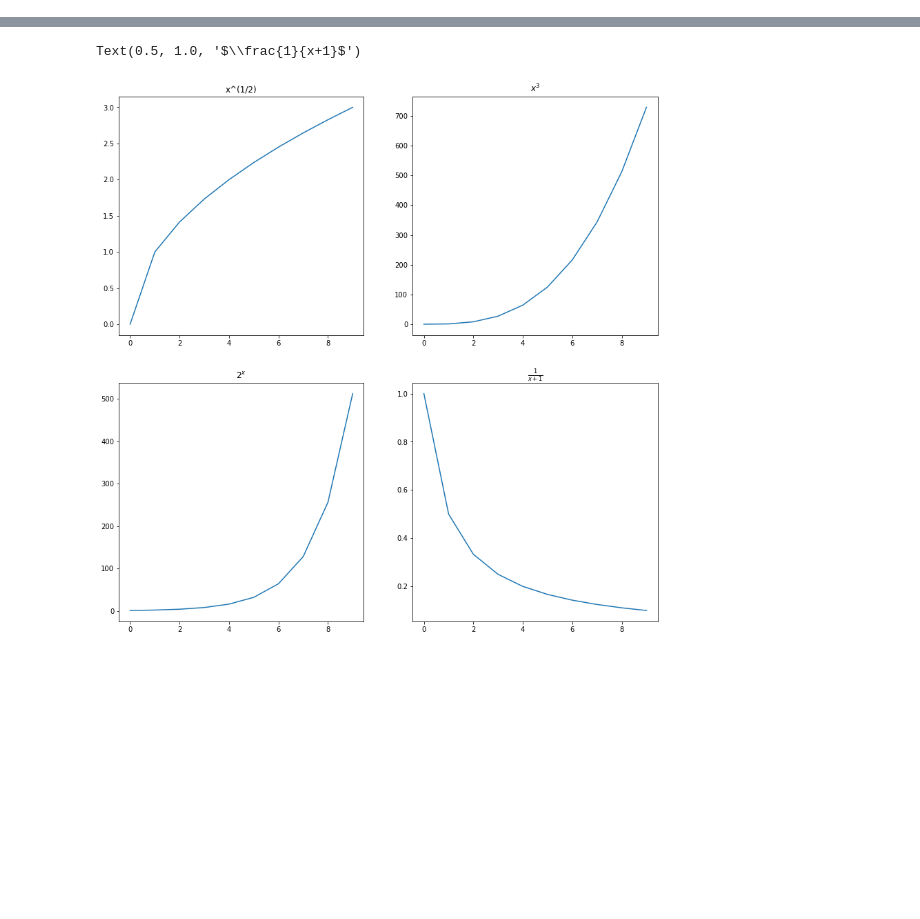
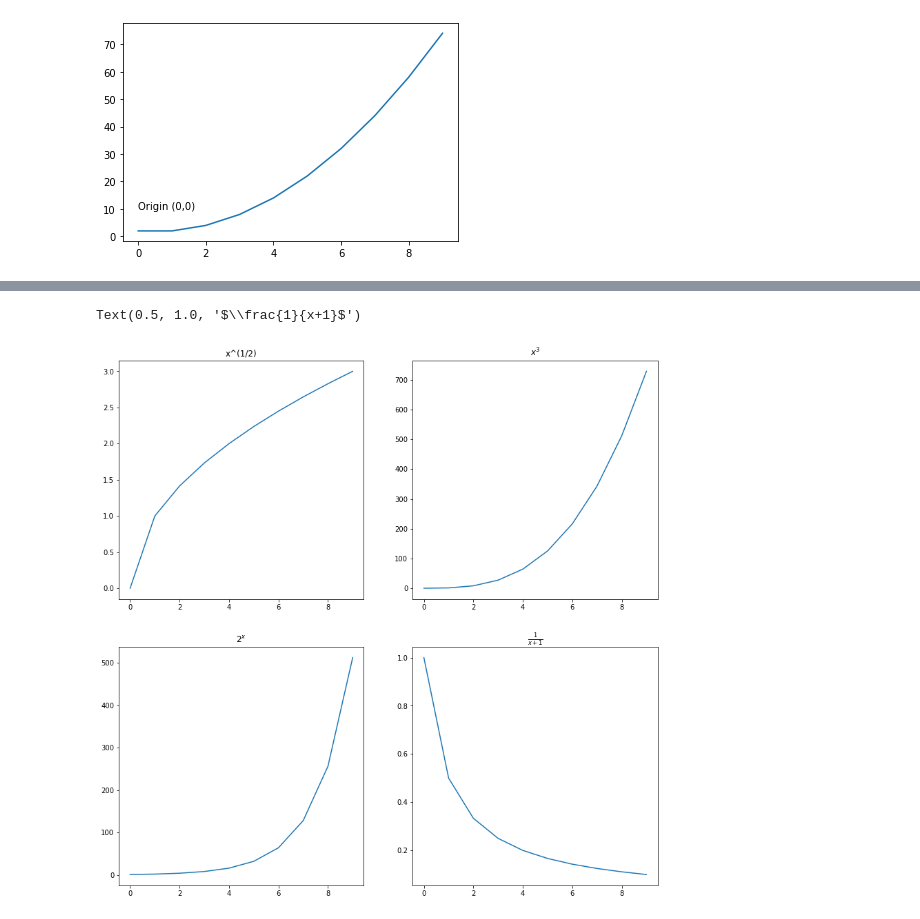
Before and after one commit to brentschriver/numpy-pandas-visualization-exercises, a Jupyter notebook: matplotlib_exercises.ipynb, the cells around one changed output, grey strips where cells are left out. Saved outputs shown, nothing was run; the diff lists cells and outputs as text; code cells hidden in the pictures; blank space fills up the shorter version.

```diff
--- a/matplotlib_exercises.ipynb
+++ b/matplotlib_exercises.ipynb
@@ -11,0 +8,9 @@ Text(0, 5, '(0,0)')
+# %%
+x = range(10)
+y = [num**2 - num + 2 for num in x]
+
+plt.plot(x,y)
+plt.annotate('Origin (0,0)', xy=(0, 0), xytext=(0, 10))
+plt.show()
+# %% [output]
+[figure, added]
```
Also changed, not shown: parts of 9 cells of this notebook, 1 other file.
